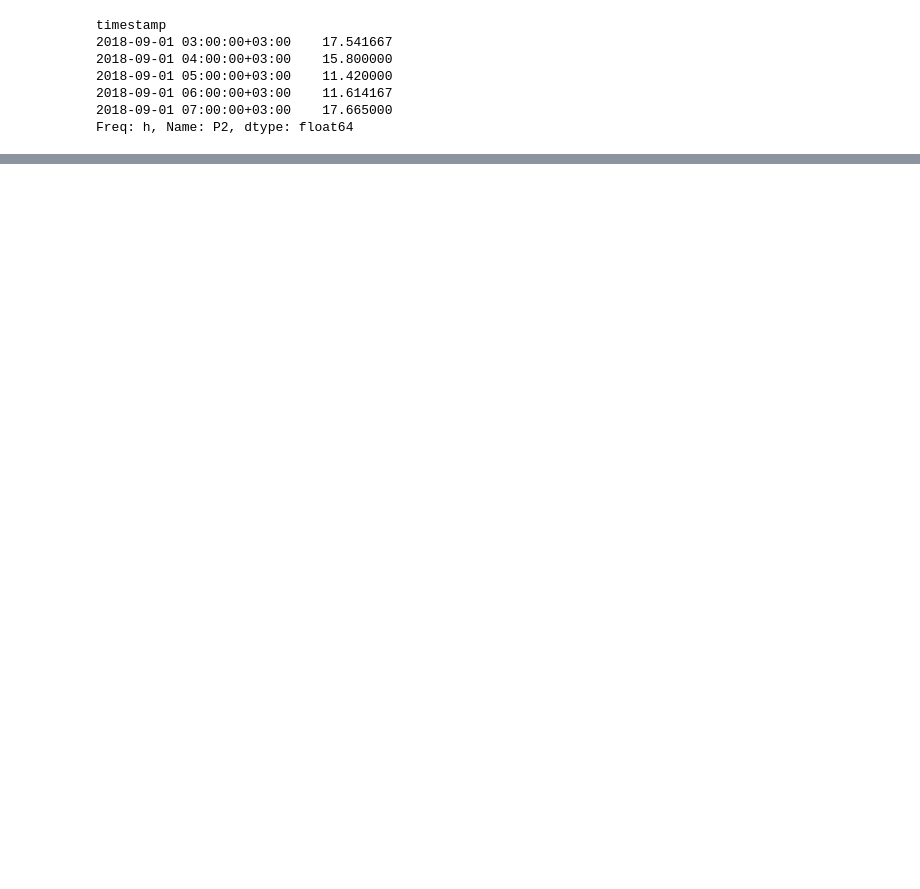
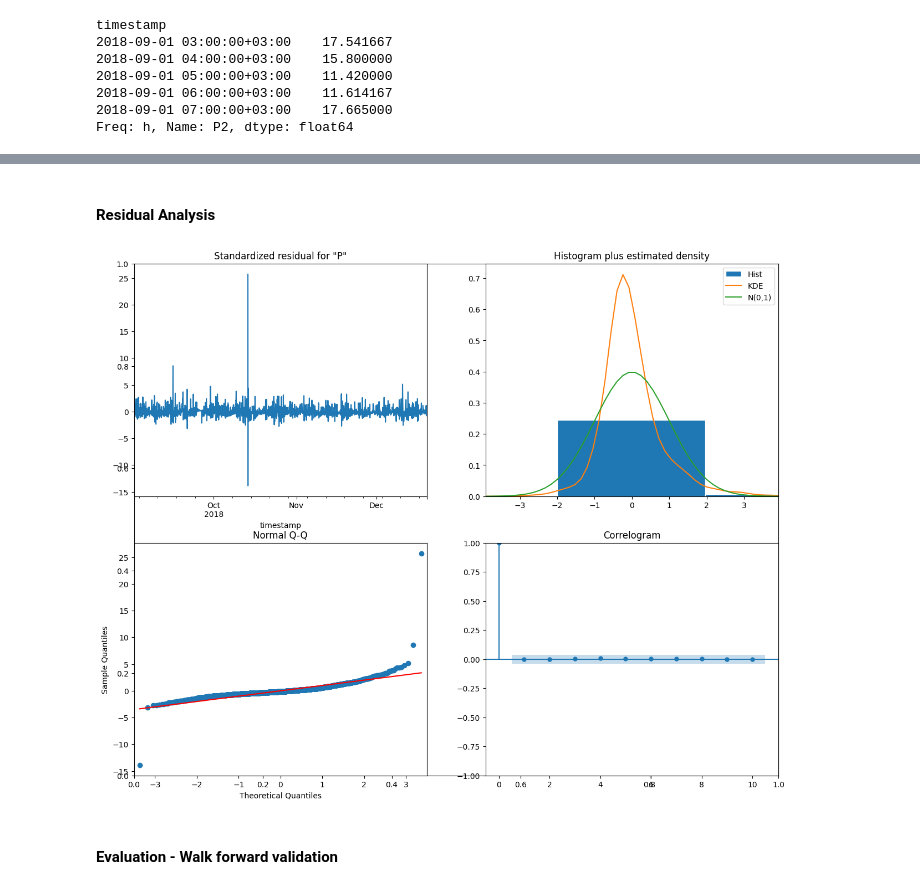
Before and after one commit to tech-ml-quant-luv/Applied_data_science_lab_worldquant, a Jupyter notebook: Project 3 - Air Quality in Nairobi (time-series)/034-ARMA_model.ipynb, the cells around one changed output, grey strips where cells are left out. Drawn from its saved outputs; the diff is of its cells as text; code cells hidden in the pictures; blank space fills up the shorter version.

```diff
--- a/Project 3 - Air Quality in Nairobi (time-series)/034-ARMA_model.ipynb
+++ b/Project 3 - Air Quality in Nairobi (time-series)/034-ARMA_model.ipynb
@@ -44,0 +146,9 @@ Freq: h, Name: P2, dtype: float64
+# %% [markdown]
+#### Residual Analysis
+# %%
+fig, ax = plt.subplots(figsize=(15,12))
+model.plot_diagnostics(fig=fig);
+# %% [output]
+[figure, added]
+# %% [markdown]
+#### Evaluation - Walk forward validation
```
Also changed, not shown: parts of 20 cells of this notebook.
